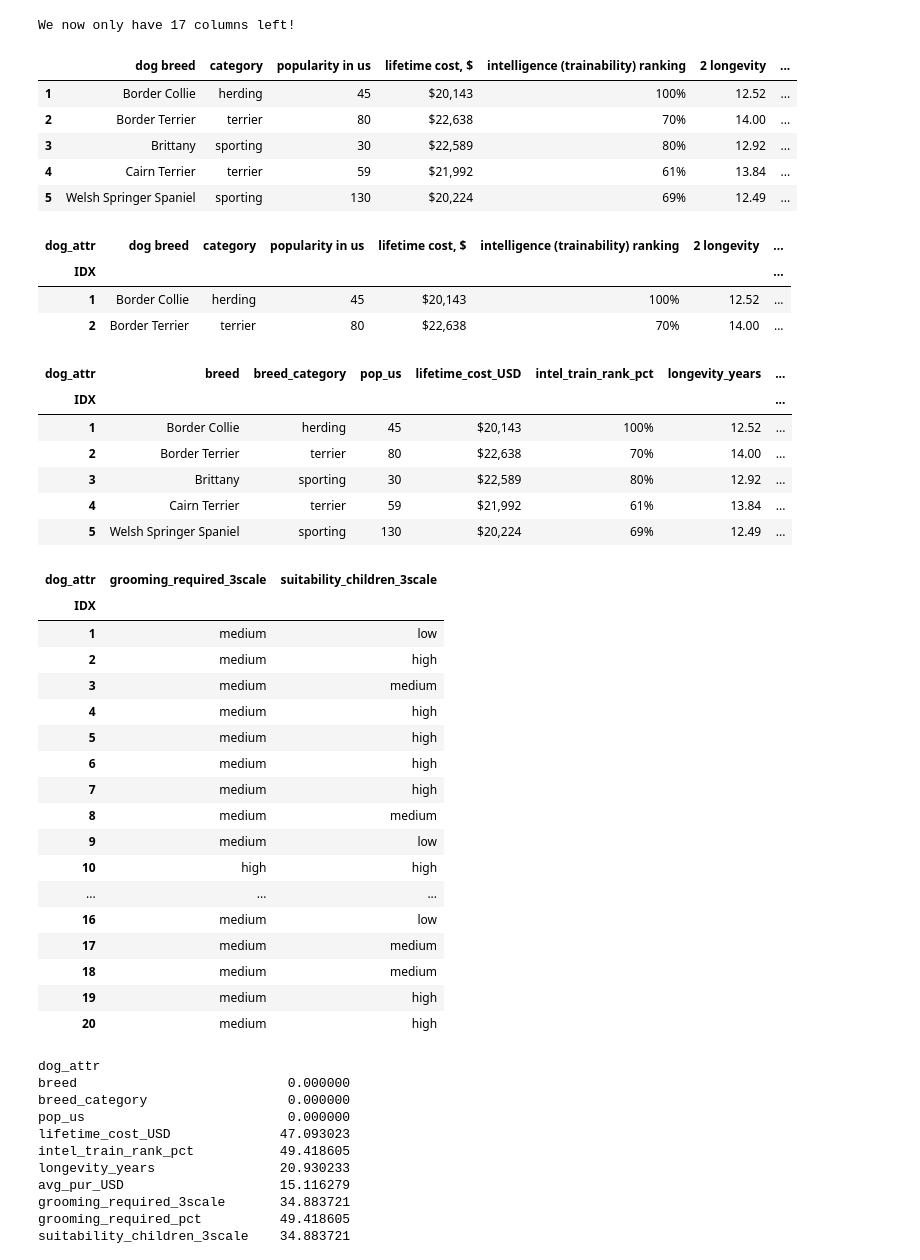
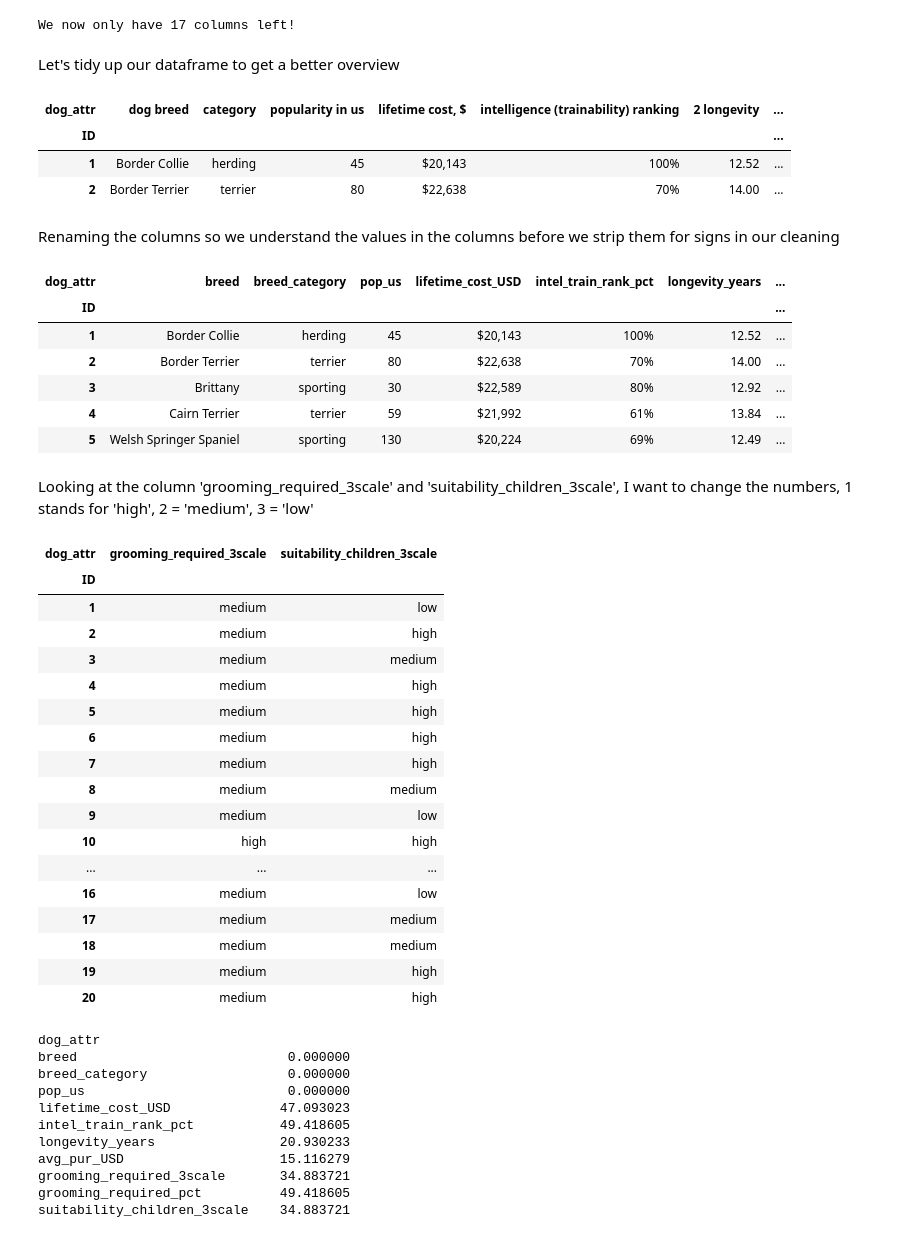
Before and after one commit to malchr-git/First-eda-project-dogs, a Jupyter notebook: 1_cleaning_messy_dog_dataset.ipynb, the cells around one changed output. Saved outputs shown, nothing was run; the diff lists cells and outputs as text; code cells hidden in the pictures.

```diff
--- a/1_cleaning_messy_dog_dataset.ipynb
+++ b/1_cleaning_messy_dog_dataset.ipynb
@@ -290,29 +245,20 @@ We will dropping 1.7142857142857144% of the dataset!
 print(f'We now only have {df1.shape[1]} columns left!')
 # %% [output]
 We now only have 17 columns left!
-# %%
-df1.head()
-# %% [output]
-|  | dog breed | category | popularity in us | lifetime cost, $ | intelligence (trainability) ranking | 2 longevity | ... |
-| 1 | Border Collie | herding | 45 | $20,143 | 100% | 12.52 | ... |
-| 2 | Border Terrier | terrier | 80 | $22,638 | 70% | 14.00 | ... |
-| 3 | Brittany | sporting | 30 | $22,589 | 80% | 12.92 | ... |
-| 4 | Cairn Terrier | terrier | 59 | $21,992 | 61% | 13.84 | ... |
-| 5 | Welsh Springer Spaniel | sporting | 130 | $20,224 | 69% | 12.49 | ... |
+# %% [markdown]
+Let's tidy up our dataframe to get a better overview
 # %%
-# Let's tidy up our dataframe to get a better overview
-
 df1.columns.name = 'dog_attr'
-df1.index.name = 'IDX'
+df1.index.name = 'ID'
 df1.head(2)
 # %% [output]
 | dog_attr | dog breed | category | popularity in us | lifetime cost, $ | intelligence (trainability) ranking | 2 longevity | ... |
-| IDX |  |  |  |  |  |  | ... |
+| ID |  |  |  |  |  |  | ... |
 | 1 | Border Collie | herding | 45 | $20,143 | 100% | 12.52 | ... |
 | 2 | Border Terrier | terrier | 80 | $22,638 | 70% | 14.00 | ... |
+# %% [markdown]
+Renaming the columns so we understand the values in the columns before we strip them for signs in our cleaning
 # %%
-# Renaming the columns so we understand the values in the columns before we strip them for signs in our cleaning
-
 df1.rename(mapper={'dog breed': 'breed', 'category': 'breed_category', 'popularity in us': 'pop_us', 'lifetime cost, $': 'lifetime_cost_USD', 'intelligence (trainability) ranking': 'intel_train_rank_pct', '2 longevity': 'longevity_years',
                    '4a average purchase price, us$': 'avg_pur_USD', '5a grooming required ': 'grooming_required_3scale', 'grooming required ': 'grooming_required_pct', '5b suitability for children ': 'suitability_children_3scale',
                    'suitability for children': 'suitability_children_pct', 'ultimate top dog mega score (with kids)': 'ult_top_dog_mega_score_w_kids)', 'size category': 'size_category', 'weight (kg)': 'weight_kg',
@@ -322,7 +268,7 @@ df1.rename(mapper={'dog breed': 'breed', 'category': 'breed_category', 'populari
 df1.head()
 # %% [output]
 | dog_attr | breed | breed_category | pop_us | lifetime_cost_USD | intel_train_rank_pct | longevity_years | ... |
-| IDX |  |  |  |  |  |  | ... |
+| ID |  |  |  |  |  |  | ... |
 | 1 | Border Collie | herding | 45 | $20,143 | 100% | 12.52 | ... |
 | 2 | Border Terrier | terrier | 80 | $22,638 | 70% | 14.00 | ... |
 | 3 | Brittany | sporting | 30 | $22,589 | 80% | 12.92 | ... |
@@ -333,11 +277,11 @@ df1.head()
+# %% [markdown]
+Looking at the column 'grooming_required_3scale' and 'suitability_children_3scale', I want to change the numbers, 1 stands for 'high', 2 = 'medium', 3 = 'low'
 # %%
-# Looking at the column 'grooming_required_3scale', I want to change the numbers, 1 stands for 'high', 2 = 'medium', 3 = 'low'
-
 df1[["grooming_required_3scale", "suitability_children_3scale"]]= df1[["grooming_required_3scale", "suitability_children_3scale"]].replace(['1', '2', '3'], ['high', 'medium', 'low'])
 df1[["grooming_required_3scale", "suitability_children_3scale"]].head(20)
 # %% [output]
 | dog_attr | grooming_required_3scale | suitability_children_3scale |
-| IDX |  |  |
+| ID |  |  |
 | 1 | medium | low |
 | 2 | medium | high |
 | 3 | medium | medium |
```
Also changed, not shown: parts of 86 cells of this notebook.
